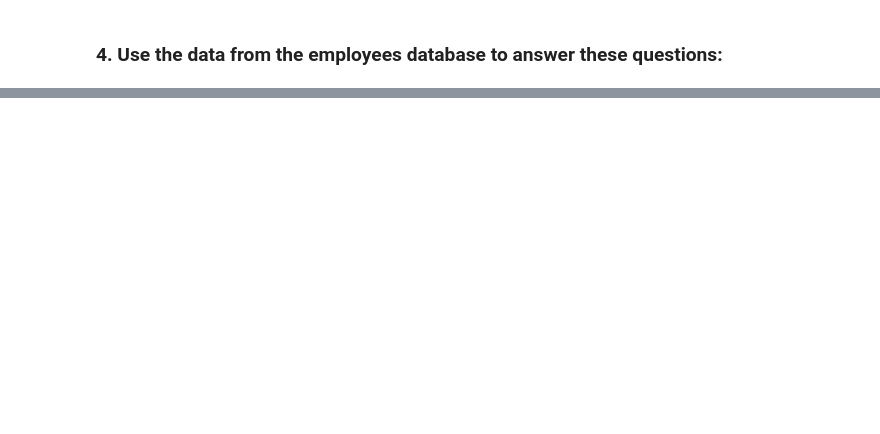
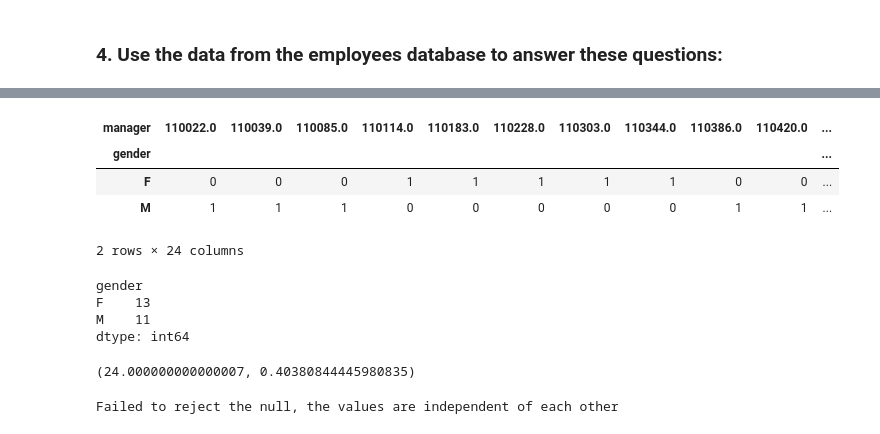
Before and after one commit to carlopdeleon/statistics-exercises, a Jupyter notebook: hypothesis_testing.ipynb, the cells around one changed output, grey strips where cells are left out. Drawn from its saved outputs; the diff is of its cells as text; code cells hidden in the pictures; blank space fills up the shorter version.

Commit message:
hypothesis testing

```diff
--- a/hypothesis_testing.ipynb
+++ b/hypothesis_testing.ipynb
@@ -1198,2 +1308,19 @@ mpg
 # %% [markdown]
 ### 4. Use the data from the employees database to answer these questions:
+# %%
+import env
+import os
+
+def get_db_url(db, env_file = os.path.exists('env.py')):
+    '''
+    return a formatted string containing username, password, host, and database for connecting to the mySQL server
+    and the database indicated.
+    env_file checks to see if the env.py exists in cwd
+    '''
+    if env_file:
+        username, password, host = (env.username, env.password, env.host)
+        return f'mysql+pymysql://{username}:{password}@{host}/{db}'
+    else:
+        return 'hello, you need a username and password to get in.'
+
+url = get_db_url('employees')
@@ -1203,0 +1401,3 @@ Is an employee's gender independent of whether or not they are or have been a ma
+# %%
+gender_manager = pd.read_sql('select emp_no, dept_manager.emp_no as manager, gender from employees left join dept_manager using(emp_no)', url)
+gender_manager['emp_no']
@@ -1203,0 +1417,3 @@ Is an employee's gender independent of whether or not they are or have been a ma
+# %%
+gender_manager['manager'] = gender_manager['manager'].astype(object)
+gender_manager['manager'] != 'NaN'
@@ -1203,0 +1440,28 @@ Is an employee's gender independent of whether or not they are or have been a ma
+# %%
+gender_manager_obs = pd.crosstab(gender_manager['gender'], gender_manager['manager'])
+gender_manager_obs
+# %% [output]
+| manager | 110022.0 | 110039.0 | 110085.0 | 110114.0 | 110183.0 | 110228.0 | 110303.0 | 110344.0 | 110386.0 | 110420.0 | ... |
+| gender |  |  |  |  |  |  |  |  |  |  | ... |
+| F | 0 | 0 | 0 | 1 | 1 | 1 | 1 | 1 | 0 | 0 | ... |
+| M | 1 | 1 | 1 | 0 | 0 | 0 | 0 | 0 | 1 | 1 | ... |
+2 rows × 24 columns
+# %%
+gender_manager_obs.sum(axis=1)
+# %% [output]
+gender
+F    13
+M    11
+dtype: int64
+# %%
+chi2, p, degf, expected = stats.chi2_contingency(gender_manager_obs)
+chi2, p
+# %% [output]
+(24.000000000000007, 0.40380844445980835)
+# %%
+if p < alpha:
+    print('The null hypothesis is rejected. There is some relationship that exists')
+else:
+    print('Failed to reject the null, the values are independent of each other')
+# %% [output]
+Failed to reject the null, the values are independent of each other
```
Also changed, not shown: parts of 28 cells of this notebook.
